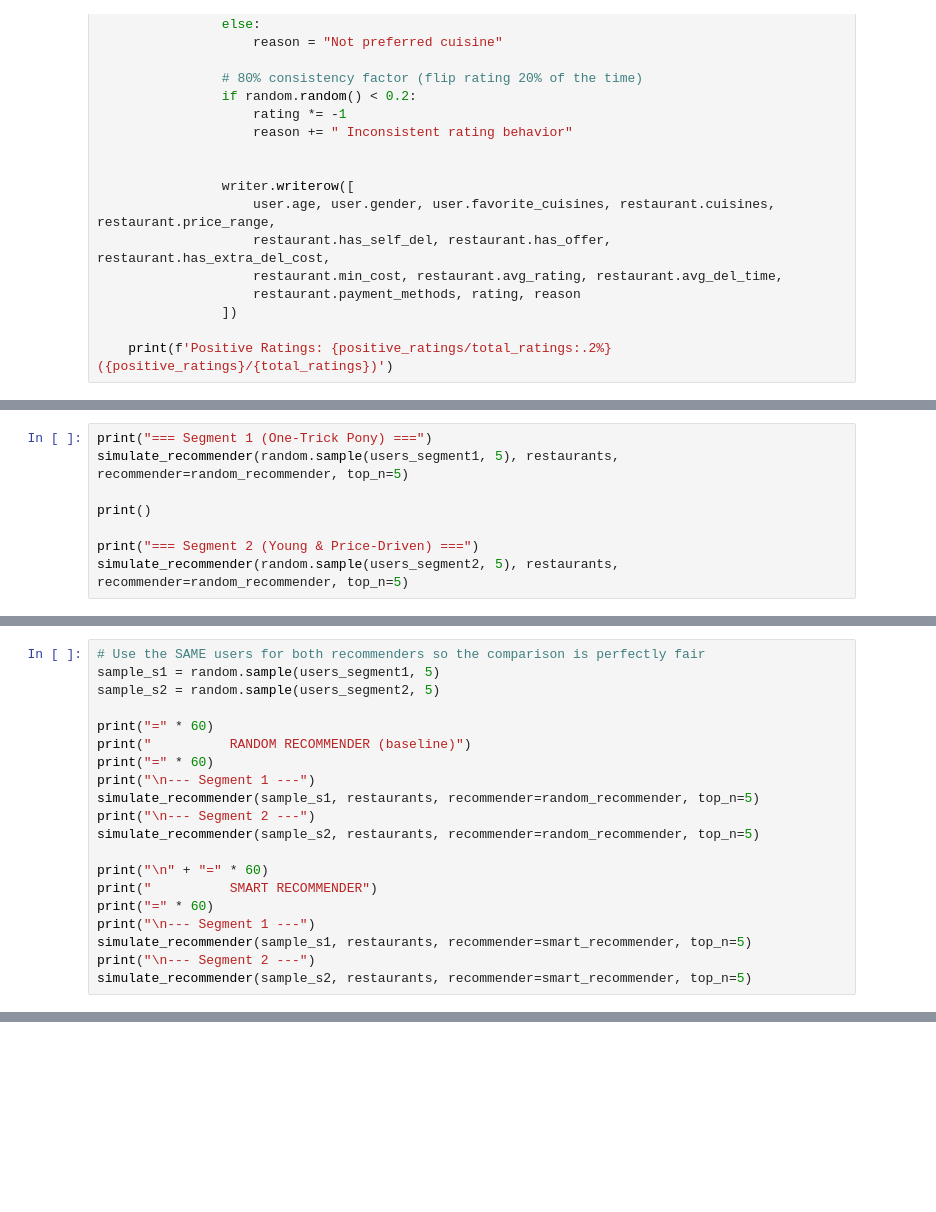
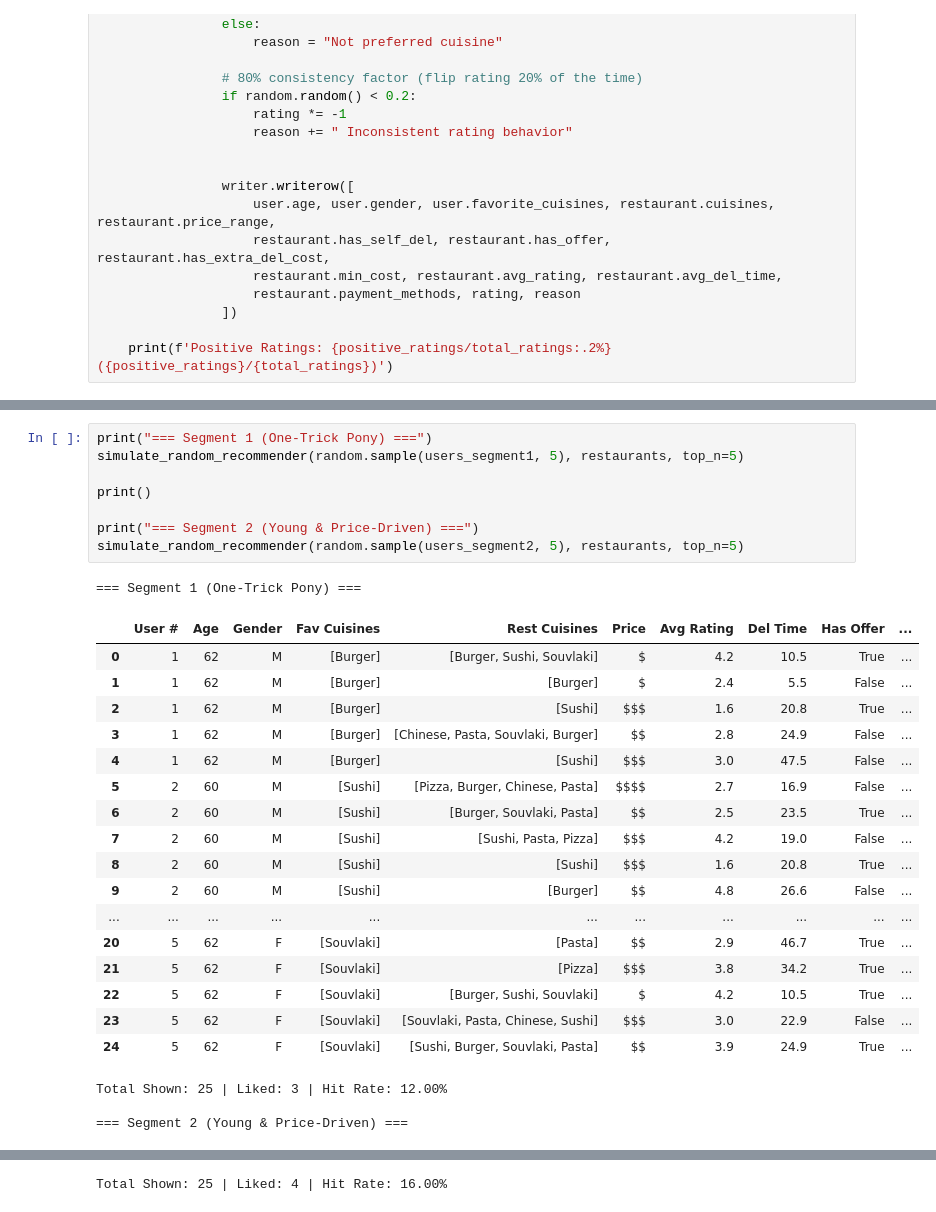
Before and after one commit to kitsakisGk/Masters_AUEB, a Jupyter notebook: Recommender_Systems/Week_5/Restaurant_Rating_Generator.ipynb, the cells around one changed output, grey strips where cells are left out. Cells and saved outputs as stored; diff of their text form; blank space fills up the shorter version.

Commit message:
Update Week 5 restaurant rating generator notebook

```diff
--- a/Recommender_Systems/Week_5/Restaurant_Rating_Generator.ipynb
+++ b/Recommender_Systems/Week_5/Restaurant_Rating_Generator.ipynb
@@ -462,8 +372,0 @@ def simulate_recommender(users: List[User], restaurants: List[Restaurant], recom
-# %%
-print("=== Segment 1 (One-Trick Pony) ===")
-simulate_recommender(random.sample(users_segment1, 5), restaurants, recommender=random_recommender, top_n=5)
-
-print()
-
-print("=== Segment 2 (Young & Price-Driven) ===")
-simulate_recommender(random.sample(users_segment2, 5), restaurants, recommender=random_recommender, top_n=5)
@@ -632,20 +372,0 @@ def smart_recommender(user: User, restaurants: List[Restaurant], top_n: int = 5)
-# %%
-# Use the SAME users for both recommenders so the comparison is perfectly fair
-sample_s1 = random.sample(users_segment1, 5)
-sample_s2 = random.sample(users_segment2, 5)
-
-print("=" * 60)
-print("          RANDOM RECOMMENDER (baseline)")
-print("=" * 60)
-print("\n--- Segment 1 ---")
-simulate_recommender(sample_s1, restaurants, recommender=random_recommender, top_n=5)
-print("\n--- Segment 2 ---")
-simulate_recommender(sample_s2, restaurants, recommender=random_recommender, top_n=5)
-
-print("\n" + "=" * 60)
-print("          SMART RECOMMENDER")
-print("=" * 60)
-print("\n--- Segment 1 ---")
-simulate_recommender(sample_s1, restaurants, recommender=smart_recommender, top_n=5)
-print("\n--- Segment 2 ---")
-simulate_recommender(sample_s2, restaurants, recommender=smart_recommender, top_n=5)
@@ -739,0 +454,30 @@ Total Shown: 25 | Liked: 25 | Hit Rate: 100.00%
+# %%
+print("=== Segment 1 (One-Trick Pony) ===")
+simulate_random_recommender(random.sample(users_segment1, 5), restaurants, top_n=5)
+
+print()
+
+print("=== Segment 2 (Young & Price-Driven) ===")
+simulate_random_recommender(random.sample(users_segment2, 5), restaurants, top_n=5)
+# %% [output]
+=== Segment 1 (One-Trick Pony) ===
+|  | User # | Age | Gender | Fav Cuisines | Rest Cuisines | Price | Avg Rating | Del Time | Has Offer | ... |
+| 0 | 1 | 62 | M | [Burger] | [Burger, Sushi, Souvlaki] | $ | 4.2 | 10.5 | True | ... |
+| 1 | 1 | 62 | M | [Burger] | [Burger] | $ | 2.4 | 5.5 | False | ... |
+| 2 | 1 | 62 | M | [Burger] | [Sushi] | $$$ | 1.6 | 20.8 | True | ... |
+| 3 | 1 | 62 | M | [Burger] | [Chinese, Pasta, Souvlaki, Burger] | $$ | 2.8 | 24.9 | False | ... |
+| 4 | 1 | 62 | M | [Burger] | [Sushi] | $$$ | 3.0 | 47.5 | False | ... |
+| 5 | 2 | 60 | M | [Sushi] | [Pizza, Burger, Chinese, Pasta] | $$$$ | 2.7 | 16.9 | False | ... |
+| 6 | 2 | 60 | M | [Sushi] | [Burger, Souvlaki, Pasta] | $$ | 2.5 | 23.5 | True | ... |
+| 7 | 2 | 60 | M | [Sushi] | [Sushi, Pasta, Pizza] | $$$ | 4.2 | 19.0 | False | ... |
+| 8 | 2 | 60 | M | [Sushi] | [Sushi] | $$$ | 1.6 | 20.8 | True | ... |
+| 9 | 2 | 60 | M | [Sushi] | [Burger] | $$ | 4.8 | 26.6 | False | ... |
+| ... | ... | ... | ... | ... | ... | ... | ... | ... | ... | ... |
+| 20 | 5 | 62 | F | [Souvlaki] | [Pasta] | $$ | 2.9 | 46.7 | True | ... |
+| 21 | 5 | 62 | F | [Souvlaki] | [Pizza] | $$$ | 3.8 | 34.2 | True | ... |
+| 22 | 5 | 62 | F | [Souvlaki] | [Burger, Sushi, Souvlaki] | $ | 4.2 | 10.5 | True | ... |
+| 23 | 5 | 62 | F | [Souvlaki] | [Souvlaki, Pasta, Chinese, Sushi] | $$$ | 3.0 | 22.9 | False | ... |
+| 24 | 5 | 62 | F | [Souvlaki] | [Sushi, Burger, Souvlaki, Pasta] | $$ | 3.9 | 24.9 | True | ... |
+Total Shown: 25 | Liked: 3 | Hit Rate: 12.00%
+
+=== Segment 2 (Young & Price-Driven) ===
@@ -739,0 +501 @@ Total Shown: 25 | Liked: 25 | Hit Rate: 100.00%
+Total Shown: 25 | Liked: 4 | Hit Rate: 16.00%
```
Also changed, not shown: parts of 33 cells of this notebook.
